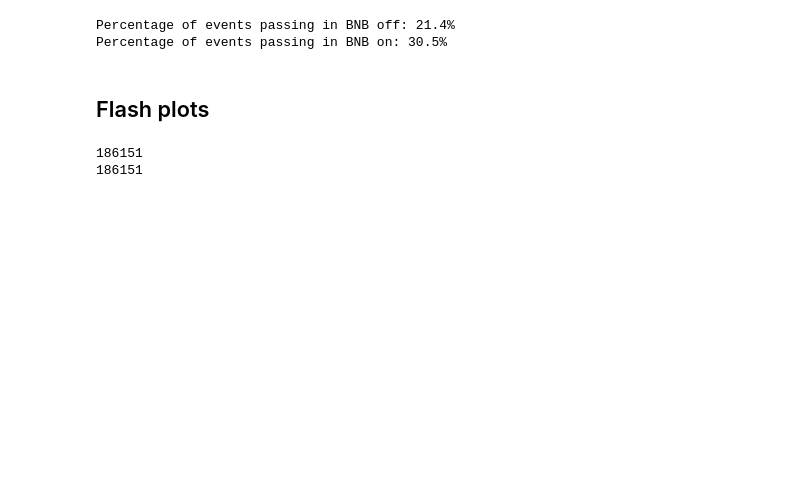
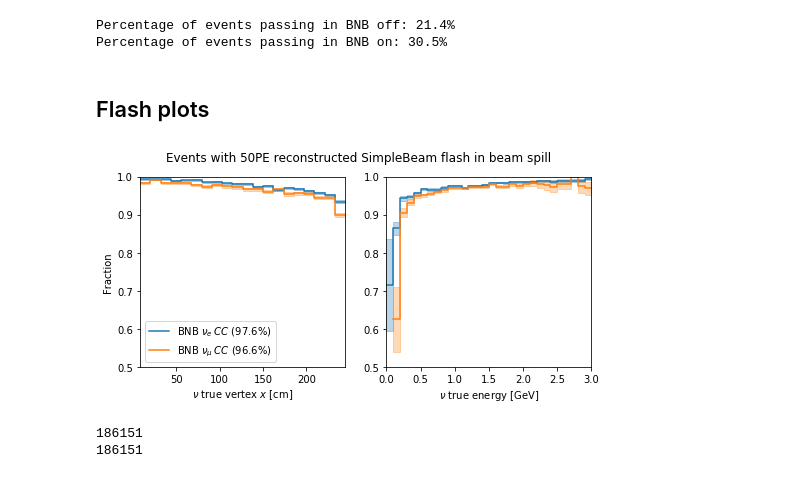
Before and after one commit to Wouter-VDP/MCC9_FlashID, a Jupyter notebook: Flash_ID_all.ipynb, the cells around one changed output. Drawn from its saved outputs; the diff is of its cells as text; code cells hidden in the pictures; blank space fills up the shorter version.

```diff
--- a/Flash_ID_all.ipynb
+++ b/Flash_ID_all.ipynb
@@ -171,3 +177,21 @@ Events with flash in window and 50PE: 96.9%
 Events passing the precuts: 81.8%
 Selected slice is purity and complete slice (opt sel performance metric): 87.1%
 Percentage of events with a complete/pure neutrino slice: 58.7%
+# %%
+# Signal if the true vertex is inside the fiducial volume and the lepton has more than 20MeV kinetic energy
+df_nue_sig = inTPC_df( pd.DataFrame.from_dict(file_dict['nue']['events']), b'nuVertexX', b'nuVertexY', b'nuVertexZ', fidvol=fidvol_arr)
+df_nue_sig.columns = [c.decode('UTF-8') for c in df_nue_sig.columns ]
+df_nue_sig = df_nue_sig.query('leptonEnergy>@kin_min')
+df_nu_sig = inTPC_df( pd.DataFrame.from_dict(file_dict['nu']['events']), b'nuVertexX', b'nuVertexY', b'nuVertexZ', fidvol=fidvol_arr)
+df_nu_sig.columns = [c.decode('UTF-8') for c in df_nu_sig.columns ]
+df_nu_sig = df_nu_sig.query('leptonEnergy>@kin_min_mu & ~nuCCNC & abs(nuPdgCode)==14')
+
+# First, construct signal frame!
+df_nue_slices_sig = inTPC_df( pd.DataFrame.from_dict(file_dict['nue']['slices']), b'nuVertexX', b'nuVertexY', b'nuVertexZ', fidvol=fidvol_arr)
+df_nue_slices_sig.columns = [c.decode('UTF-8') for c in df_nue_slices_sig.columns ]
+df_nue_slices_sig = df_nue_slices_sig.query('leptonEnergy>@kin_min')
+df_nu_slices_sig = inTPC_df( pd.DataFrame.from_dict(file_dict['nu']['slices']), b'nuVertexX', b'nuVertexY', b'nuVertexZ', fidvol=fidvol_arr)
+df_nu_slices_sig.columns = [c.decode('UTF-8') for c in df_nu_slices_sig.columns ]
+df_nu_slices_sig = df_nu_slices_sig.query('leptonEnergy>@kin_min_mu & ~nuCCNC & abs(nuPdgCode)==14')
+
+df_nue_sig.head()
@@ -183,6 +253,72 @@ Percentage of events passing in BNB off: 21.4%
 Percentage of events passing in BNB on: 30.5%
 # %% [markdown]
 ## Flash plots
+# %%
+fig,ax=plt.subplots(ncols=2,nrows=1,figsize=(5*gr,3.5))
+fig.suptitle('Events with 50PE reconstructed SimpleBeam flash in beam spill')
+
+# Left
+x_min = lower[0]+fidvol_arr[0]
+x_max = upper[0]-fidvol_arr[1]
+N = 21
+edges = np.linspace(x_min,x_max,N)
+nom_bins, _ = np.histogram(df_nue_sig.query('hasBeamFlash')['nuVertexX'], bins=edges)
+denom_bins, _ = np.histogram(df_nue_sig['nuVertexX'], bins=edges)
+fraq = nom_bins/denom_bins
+err = np.sqrt( fraq*(1-fraq)/denom_bins )
+fraq=np.append(fraq,fraq[-1])
+err=np.append(err,err[-1])
+ratio = sum(nom_bins)/sum(denom_bins)
+ax[0].step(edges, fraq, where='post',  label = r'BNB $\nu_e \: CC$ ({0:.1f}%)'.format(ratio*100))
+ax[0].fill_between(edges, fraq - err, fraq + err, alpha=0.3, step='post', color='C0')
+
+nom_bins, _ = np.histogram(df_nu_sig.query('hasBeamFlash')['nuVertexX'], bins=edges)
+denom_bins, _ = np.histogram(df_nu_sig['nuVertexX'], bins=edges)
+fraq = nom_bins/denom_bins
+err = np.sqrt( fraq*(1-fraq)/denom_bins )
+fraq=np.append(fraq,fraq[-1])
+err=np.append(err,err[-1])
+ratio = sum(nom_bins)/sum(denom_bins)
+ax[0].step(edges, fraq, where='post', label = r'BNB $\nu_\mu \: CC$ ({0:.1f}%)'.format(ratio*100))
+ax[0].fill_between(edges, fraq - err, fraq + err, alpha=0.3, step='post', color='C1')
+
+ax[0].legend()
+ax[0].set_ylabel('Fraction')
+ax[0].set_ylim(0.5,1)
+ax[0].set_xlabel(r'$\nu$ true vertex $x$ [cm]')
+ax[0].set_xlim(x_min,x_max)
+
+# Right
+x_min = 0
+x_max = 3
+N = 31
+edges = np.linspace(x_min,x_max,N)
+nom_bins, _ = np.histogram(df_nue_sig.query('hasBeamFlash')['nuEnergy'], bins=edges)
+denom_bins, _ = np.histogram(df_nue_sig['nuEnergy'], bins=edges)
+fraq = nom_bins/denom_bins
+err = np.sqrt( fraq*(1-fraq)/denom_bins )
+fraq=np.append(fraq,fraq[-1])
+err=np.append(err,err[-1])
+ax[1].step(edges, fraq, where='post')
+ax[1].fill_between(edges, fraq - err, fraq + err, alpha=0.3, step='post', color='C0')
+
+nom_bins, _ = np.histogram(df_nu_sig.query('hasBeamFlash')['nuEnergy'], bins=edges)
+denom_bins, _ = np.histogram(df_nu_sig['nuEnergy'], bins=edges)
+fraq = nom_bins/denom_bins
+err = np.sqrt( fraq*(1-fraq)/denom_bins )
+fraq=np.append(fraq,fraq[-1])
+err=np.append(err,err[-1])
+ax[1].step(edges, fraq, where='post')
+ax[1].fill_between(edges, fraq - err, fraq + err, alpha=0.3, step='post', color='C1')
+
+ax[1].set_xlabel(r'$\nu$ true energy [GeV]')
+ax[1].set_ylim(0.5,1)
+ax[1].set_xticks(np.linspace(x_min,x_max,7))
+ax[1].set_xlim(x_min,x_max)
+
+fig.savefig( outdir+"flash_eff_nue.pdf", bbox_inches="tight")
+# %% [output]
+[figure, added]
 # %%
 # Flash PE and timing plot!
 # Check if the flash frame is complete:
```
Also changed, not shown: parts of 19 cells of this notebook, 23 other files.
